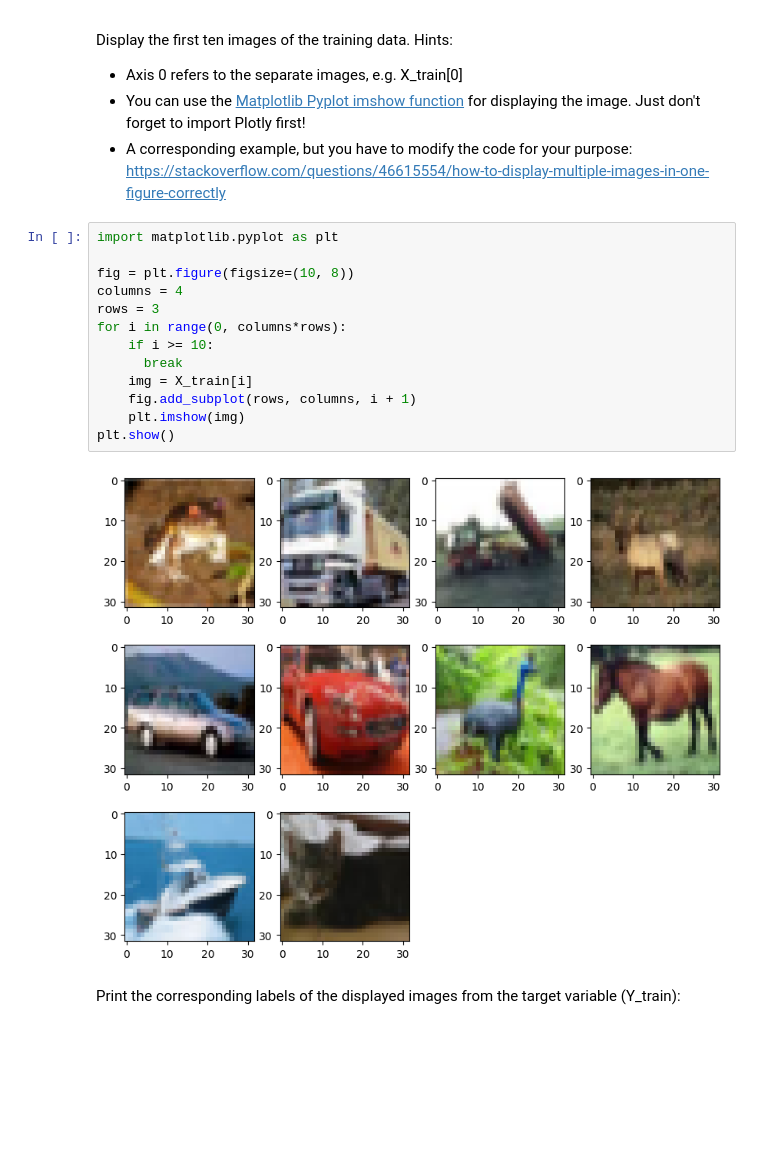
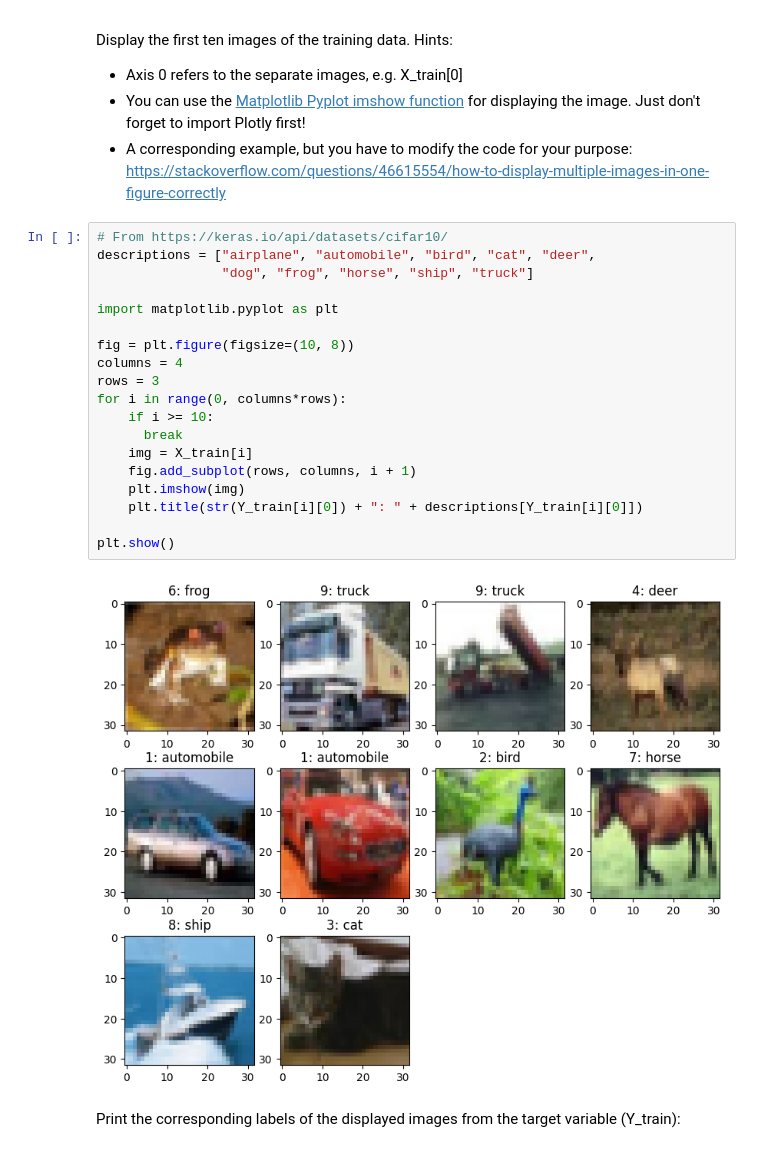
Before and after one commit to tm032/AIT-DeepLearning, a Jupyter notebook: 04-AIT-MLP-CIFAR10-exercise/TsugunobuMiyake04.ipynb, the cells around one changed output. Drawn from its saved outputs; the diff is of its cells as text; blank space fills up the shorter version.

```diff
--- a/04-AIT-MLP-CIFAR10-exercise/TsugunobuMiyake04.ipynb
+++ b/04-AIT-MLP-CIFAR10-exercise/TsugunobuMiyake04.ipynb
@@ -40,19 +40,25 @@ Display the first ten images of the training data. Hints:
 * You can use the [Matplotlib Pyplot imshow function](https://matplotlib.org/stable/api/_as_gen/matplotlib.pyplot.imshow.html) for displaying the image. Just don't forget to import Plotly first!
 * A corresponding example, but you have to modify the code for your purpose: https://stackoverflow.com/questions/46615554/how-to-display-multiple-images-in-one-figure-correctly
 # %%
+# From https://keras.io/api/datasets/cifar10/
+descriptions = ["airplane", "automobile", "bird", "cat", "deer",
+                "dog", "frog", "horse", "ship", "truck"]
+
 import matplotlib.pyplot as plt
 
 fig = plt.figure(figsize=(10, 8))
 columns = 4
 rows = 3
 for i in range(0, columns*rows):
     if i >= 10:
       break
     img = X_train[i]
     fig.add_subplot(rows, columns, i + 1)
     plt.imshow(img)
+    plt.title(str(Y_train[i][0]) + ": " + descriptions[Y_train[i][0]])
+
 plt.show()
 # %% [output]
-[figure, old version]
+[figure, new version]
 # %% [markdown]
 Print the corresponding labels of the displayed images from the target variable (Y_train):
```
Also changed, not shown: parts of 12 cells of this notebook.
